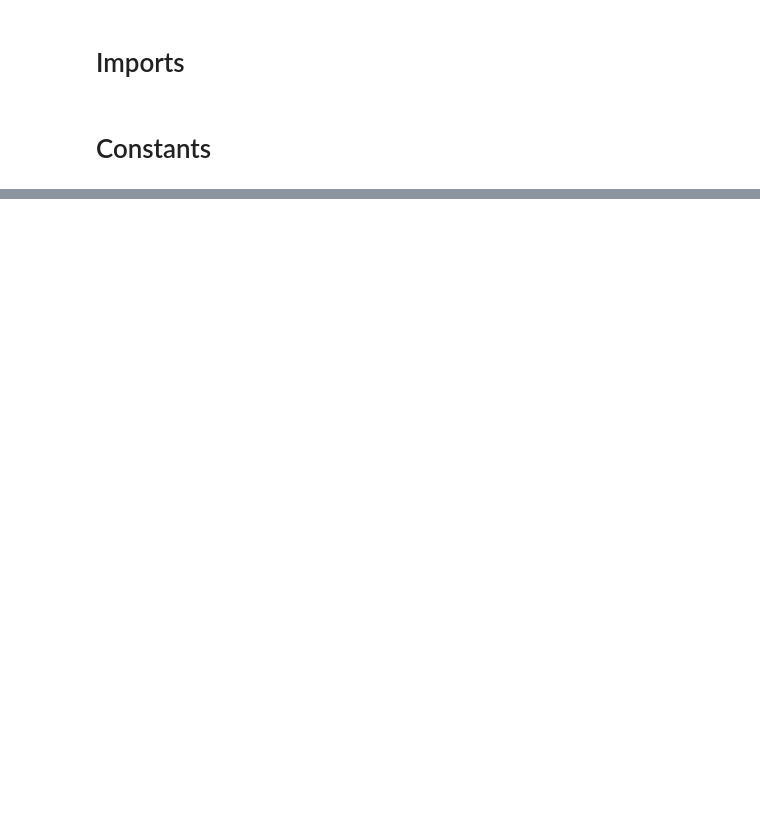
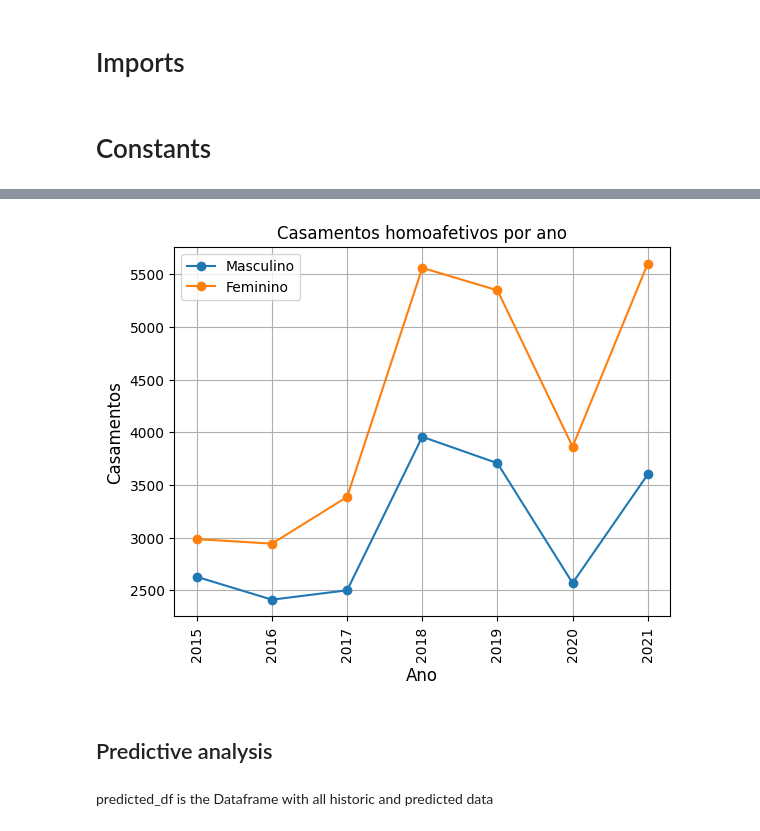
Before and after one commit to GabrielNG13/ps-mediamonks-datascience, a Jupyter notebook: report.ipynb, the cells around one changed output, grey strips where cells are left out. Saved outputs shown, nothing was run; the diff lists cells and outputs as text; code cells hidden in the pictures; blank space fills up the shorter version.

```diff
--- a/report.ipynb
+++ b/report.ipynb
@@ -146,0 +207,14 @@ def get_largests_ufs_by_year(df, year, n=3):
+# %%
+def results_per_year(df):
+    unique_genders = df['genero'].unique()
+    unique_years = df['genero'].unique()
+    for gender in unique_genders:
+        grouped_df = df[(df['genero'] == gender)].groupby('ano')
+        ax = grouped_df['numero'].sum().plot(marker='o')
+    ax.grid(True)
+    ax.tick_params(axis='x', rotation=90)
+    ax.set_xlabel('Ano', fontsize=12)
+    ax.set_ylabel('Casamentos', fontsize=12)
+    plt.legend(unique_genders)
+    plt.title(f'Casamentos homoafetivos por ano')
+    plt.show()
@@ -238,0 +383,8 @@ for uf, df in dfs_to_predict:
+# %%
+results_per_year(raw_df)
+# %% [output]
+[figure, added]
+# %% [markdown]
+## Predictive analysis
+# %% [markdown]
+predicted_df is the Dataframe with all historic and predicted data
```
Also changed, not shown: parts of 38 cells of this notebook.
